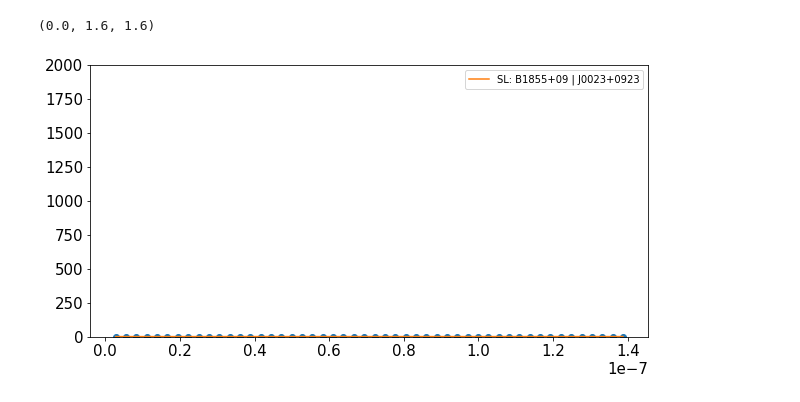
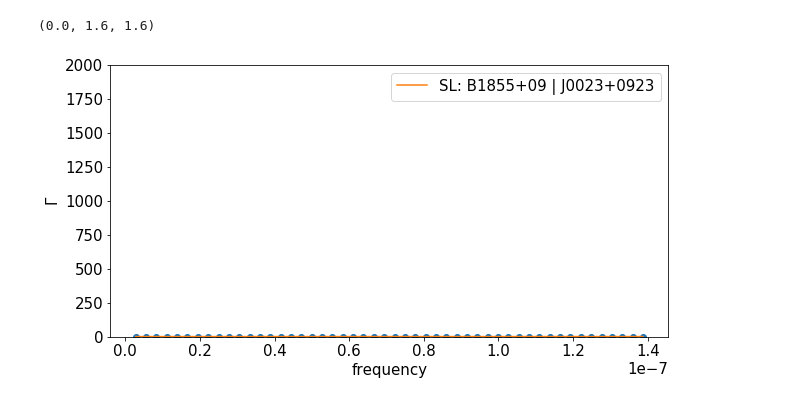
Before and after one commit to zuchengchen/pta_formula, a Jupyter notebook: code/pulsar-infomations.ipynb, the cells around one changed output. Cells and saved outputs as stored; diff of their text form; code cells hidden in the pictures.

```diff
--- a/code/pulsar-infomations.ipynb
+++ b/code/pulsar-infomations.ipynb
@@ -60,27 +57,29 @@ prs_pair_info.close()
 # %%
 def plotPair(polar, p1, p2):
     xi, L1, L2 = get_psr_pair_info(p1, p2)
     fileName = f"backup/{polar}_{xi}_{L1}_{L2}.txt"
     data = loadtxt(fileName, comments="#")
     x = data[:, 0]
     y = data[:, 1]
 
     x2 = np.linspace(x[0], x[-1], num=500)
     f2 = interp1d(x, y, kind='cubic')
     y2 = f2(x2)
 
     plt.figure(figsize=(10, 5))
     plt.plot(x, y, "o")
     plt.plot(x2, y2, label=f"{polar}: {p1.name} | {p2.name}")
     plt.ylim(-1e0, 2e3)
     plt.legend()
+    plt.xlabel("frequency")
+    plt.ylabel(r"$\Gamma$")
 #     plt.yscale("log")
     plt.show()
 
 
 plotPair("SL", psrs[0], psrs[1])
 # %% [output]
-[figure, old version]
+[figure, new version]
 # %%
 for i in range(0, N_psr):
     for j in range(i+1, N_psr):
```
Also changed, not shown: parts of 2 cells of this notebook, 1 other file.
